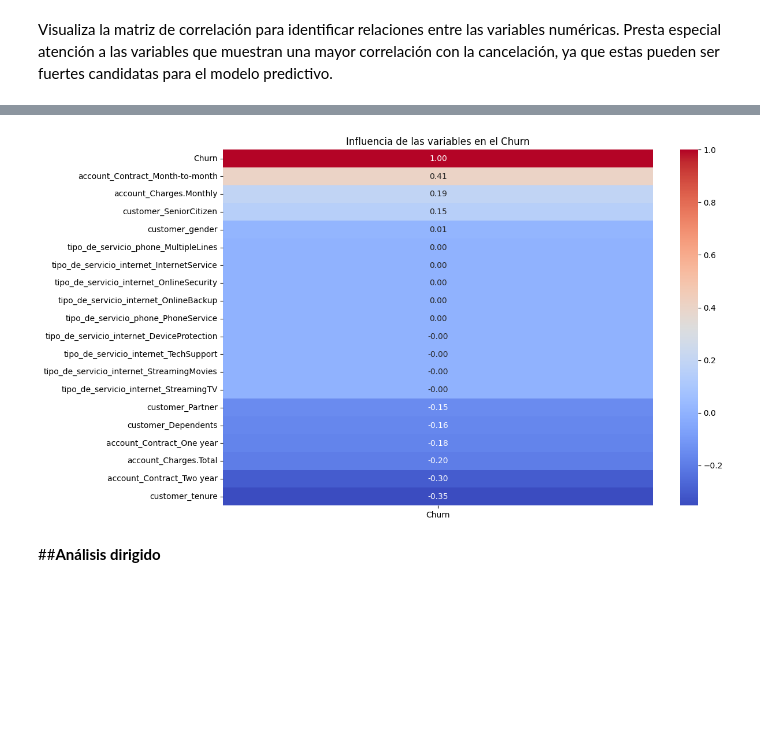
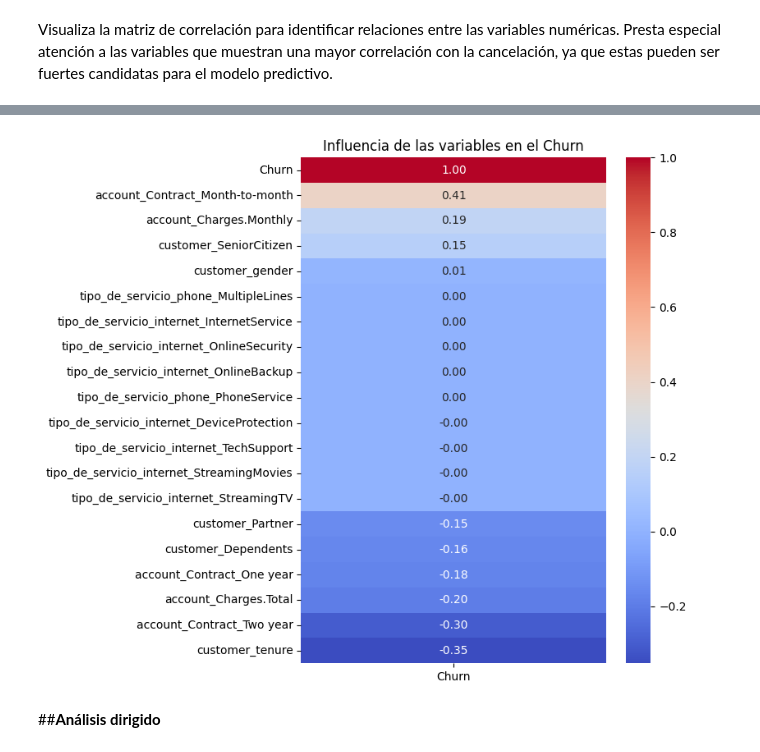
Before and after one commit to Nore-gibhub/Challenge3_TelecomX_part2, a Jupyter notebook: challenge3.ipynb, the cells around one changed output, grey strips where cells are left out. Saved outputs shown, nothing was run; the diff lists cells and outputs as text; code cells hidden in the pictures; blank space fills up the shorter version.

```diff
--- a/challenge3.ipynb
+++ b/challenge3.ipynb
@@ -244,14 +244,14 @@ datos_codif.corr().round(4)
 # %%
 #Mapa de calor para visualizar mejor la correlación respecto al Churn
 
-plt.figure(figsize=(12, 8))
+plt.figure(figsize=(6,8))
 
 sns.heatmap(datos_codif.corr()[['Churn']].sort_values(by='Churn', ascending=False),
             annot=True, cmap='coolwarm', fmt=".2f")
 plt.title('Influencia de las variables en el Churn')
 plt.show()
 # %% [output]
-[figure, old version]
+[figure, new version]
 # %% [markdown]
 ##**Análisis dirigido**
 # %% [markdown]
```
